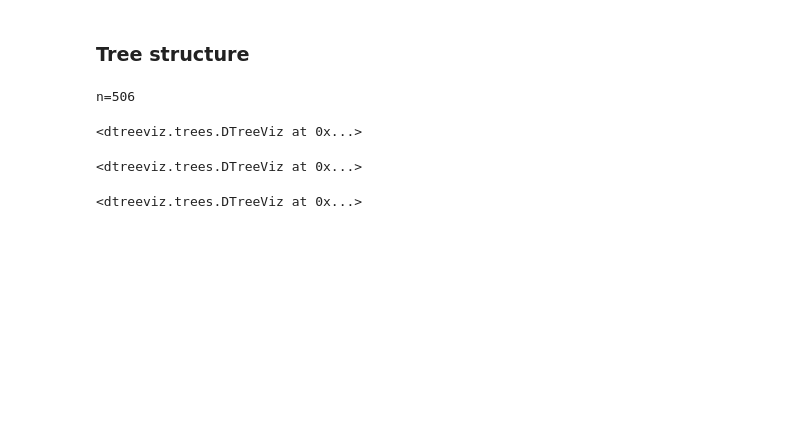
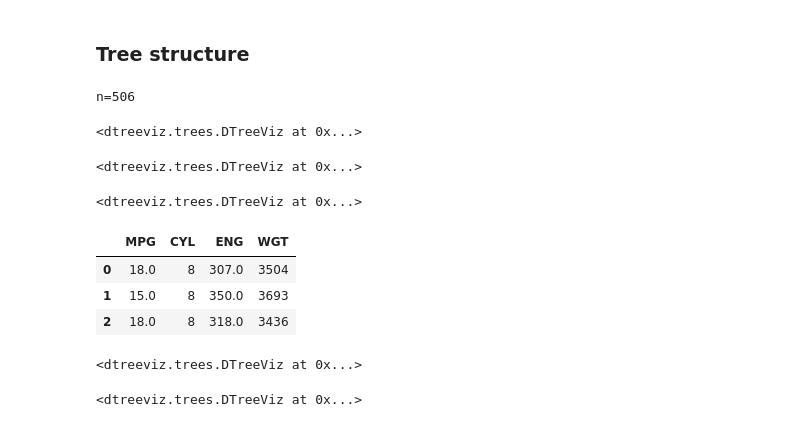
Before and after one commit to parrt/msds621, a Jupyter notebook: notebooks/trees/decision-trees.ipynb, the cells around one changed output. Cells and saved outputs as stored; diff of their text form; code cells hidden in the pictures; blank space fills up the shorter version.

```diff
--- a/notebooks/trees/decision-trees.ipynb
+++ b/notebooks/trees/decision-trees.ipynb
@@ -160,3 +160,32 @@ dtreeviz(t,
          fancy=False)
 # %% [output]
 <dtreeviz.trees.DTreeViz at 0x...>
+# %%
+df_cars = pd.read_csv("data/cars.csv")
+X, y = df_cars.drop('MPG', axis=1), df_cars['MPG']
+df_cars.head(3)
+# %% [output]
+|  | MPG | CYL | ENG | WGT |
+| 0 | 18.0 | 8 | 307.0 | 3504 |
+| 1 | 15.0 | 8 | 350.0 | 3693 |
+| 2 | 18.0 | 8 | 318.0 | 3436 |
+# %%
+t = DecisionTreeRegressor(max_depth=2)
+t.fit(X[['ENG','WGT']],y)
+dtreeviz(t,
+       X_train=X[['ENG','WGT']],
+       y_train=y,
+       target_name='MPG',
+       feature_names=['ENG','WGT'],
+       X=np.array([140,2240]))
+# %% [output]
+<dtreeviz.trees.DTreeViz at 0x...>
+# %%
+dtreeviz(t,
+       X_train=X[['ENG','WGT']],
+       y_train=y,
+       target_name='MPG',
+       feature_names=['ENG','WGT'],
+       X=np.array([300,3500]))
+# %% [output]
+<dtreeviz.trees.DTreeViz at 0x...>
```
Also changed, not shown: 3 other files.
